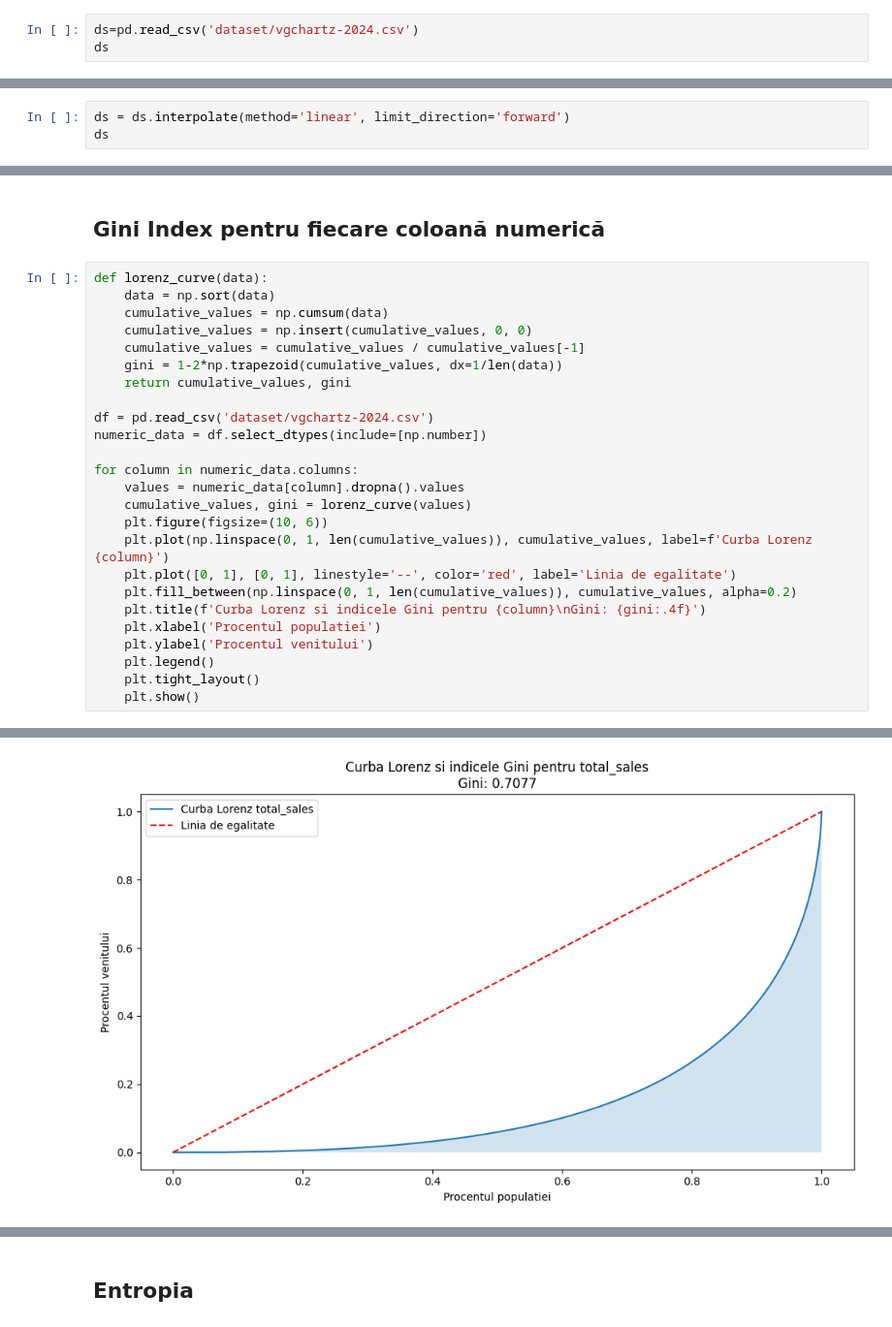
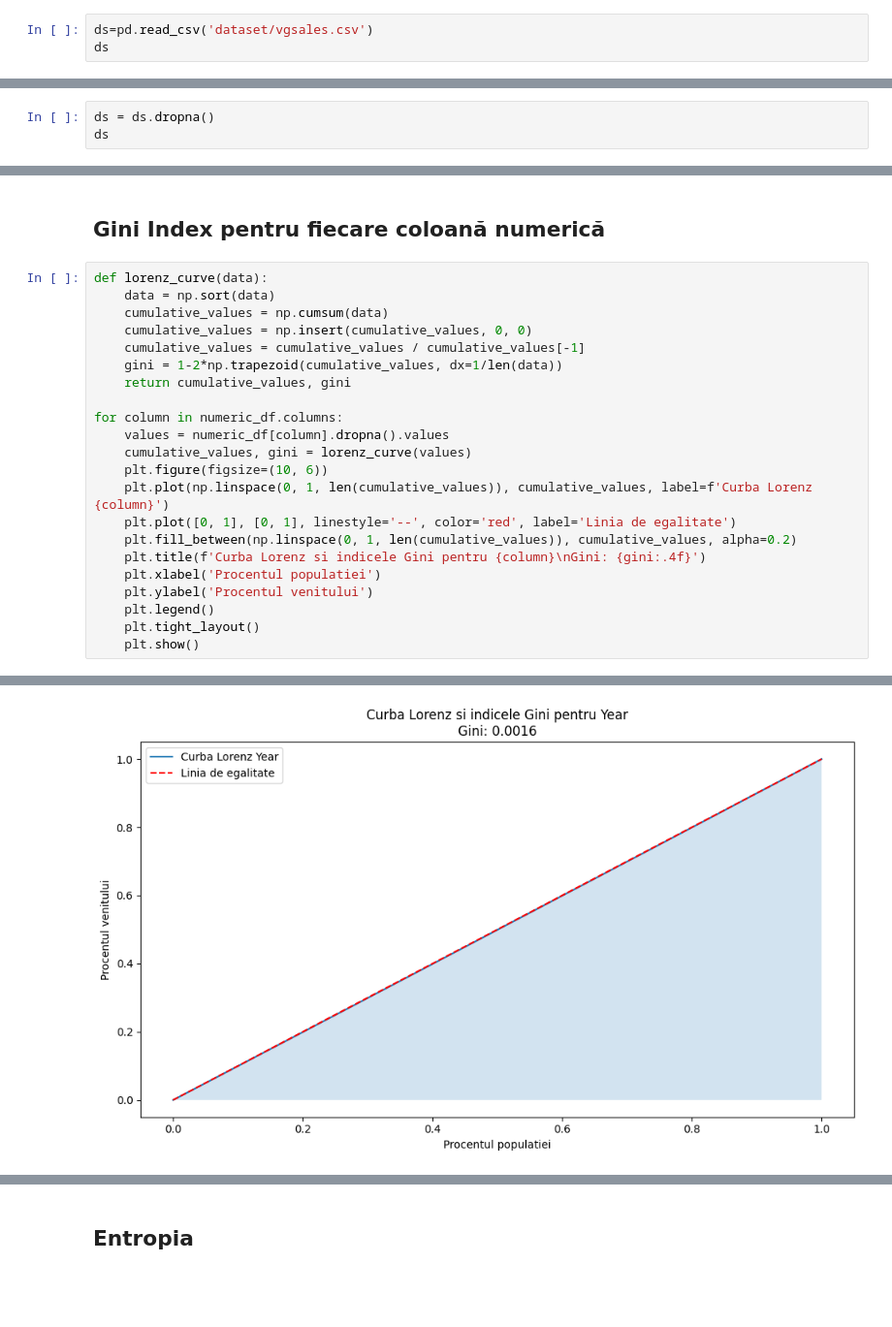
Before and after one commit to eduhaidu/video-game-sales, a Jupyter notebook: video-game-sales.ipynb, the cells around one changed output, grey strips where cells are left out. Shown at 97% size. Cells and saved outputs as stored; diff of their text form; blank space fills up the shorter version.

```diff
--- a/video-game-sales.ipynb
+++ b/video-game-sales.ipynb
@@ -14,6 +14,6 @@ import seaborn as sns
 # %% [markdown]
 ## Citirea fisierului CSV care contine baza de date
 # %%
-ds=pd.read_csv('dataset/vgchartz-2024.csv')
+ds=pd.read_csv('dataset/vgsales.csv')
 ds
 # %% [output]
@@ -54,6 +51,6 @@ dtype: int64
 # %% [markdown]
 ## Completarea valorilor numerice lipsa folosind interpolarea
 # %%
-ds = ds.interpolate(method='linear', limit_direction='forward')
+ds = ds.dropna()
 ds
 # %% [output]
@@ -119,11 +116,8 @@ def lorenz_curve(data):
     gini = 1-2*np.trapezoid(cumulative_values, dx=1/len(data))
     return cumulative_values, gini
 
-df = pd.read_csv('dataset/vgchartz-2024.csv')
-numeric_data = df.select_dtypes(include=[np.number])
-
-for column in numeric_data.columns:
-    values = numeric_data[column].dropna().values
+for column in numeric_df.columns:
+    values = numeric_df[column].dropna().values
     cumulative_values, gini = lorenz_curve(values)
     plt.figure(figsize=(10, 6))
     plt.plot(np.linspace(0, 1, len(cumulative_values)), cumulative_values, label=f'Curba Lorenz {column}')
@@ -140 +134 @@ for column in numeric_data.columns:
-[figure, old version]
+[figure, new version]
```
Also changed, not shown: parts of 29 cells of this notebook, 3 other files.
